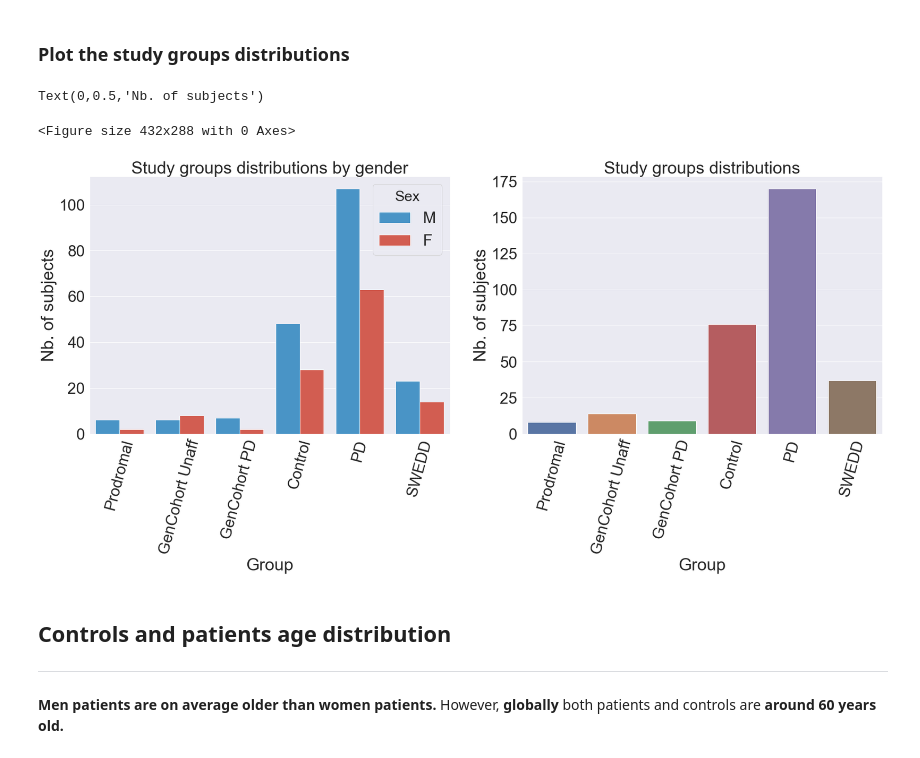
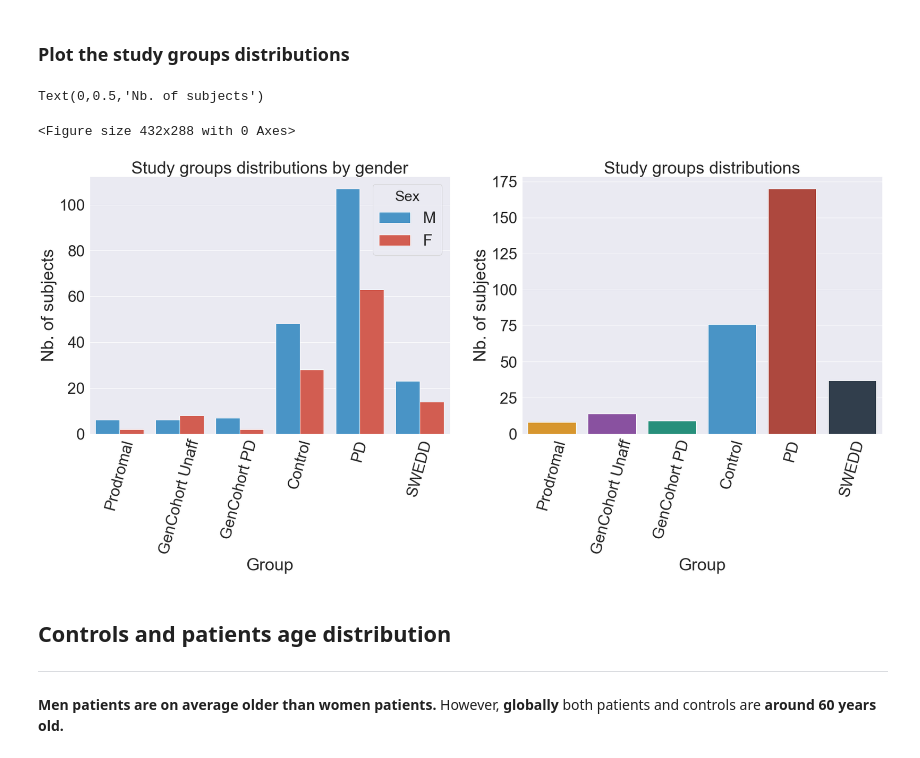
Before and after one commit to banctilrobitaille/PPMI-data-exploration, a Jupyter notebook: PPMI Data Exploration.ipynb, the cells around one changed output. Drawn from its saved outputs; the diff is of its cells as text; code cells hidden in the pictures.

```diff
--- a/PPMI Data Exploration.ipynb
+++ b/PPMI Data Exploration.ipynb
@@ -64,6 +64,8 @@ MOTOR_ASSESMENT_FILE_PART_3 = "MDS_UPDRS_Part_III.csv"
 IMAGE_FOLDER = "images/PPMI"
 
 CSV_SEPARATOR = ";"
+
+DEFAULT_COLOR_PALETTE={'Control': "#3498db", 'Prodromal': "#f39c12", 'PD': '#c0392b', 'GenCohort Unaff': '#8e44ad', 'SWEDD': '#2c3e50', 'GenCohort PD': '#16a085'}
 # %%
 # Reading the image collection subject characteristics
 image_collection_dti_charac_df = pd.read_csv(os.path.join(
@@ -112,22 +114,22 @@ image_collection_dti_charac_df.head(1)
 # %%
 #Plotting the study groups distributions
 plt.figure()
 sb.set(font_scale=3)
 fig, (ax, ax2) = plt.subplots(ncols=2, figsize=(30, 10))
 
 ax2.set_title("Study groups distributions")
 ax2.tick_params(axis="x", rotation=75)
-groups_count = sb.countplot(x="Group", data=image_collection_dti_charac_df,ax=ax2)
+groups_count = sb.countplot(x="Group", data=image_collection_dti_charac_df,ax=ax2, palette=DEFAULT_COLOR_PALETTE)
 groups_count.set_ylabel("Nb. of subjects")
 
 ax.set_title("Study groups distributions by gender")
 ax.tick_params(axis="x", rotation=75)
 groups_count_by_gender = sb.countplot(x="Group", data=image_collection_dti_charac_df, hue="Sex",palette={'M': "#3498db", 'F': "#e74c3c"},ax=ax)
 groups_count_by_gender.set_ylabel("Nb. of subjects")
 # %% [output]
 Text(0,0.5,'Nb. of subjects')
 <Figure size 432x288 with 0 Axes>
-[figure, old version]
+[figure, new version]
 # %% [markdown]
 ## Controls and patients age distribution
 <hr style="border-color: #F7A80D;margin-top: 20px;">
```
Also changed, not shown: parts of 6 cells of this notebook, 2 other files.
